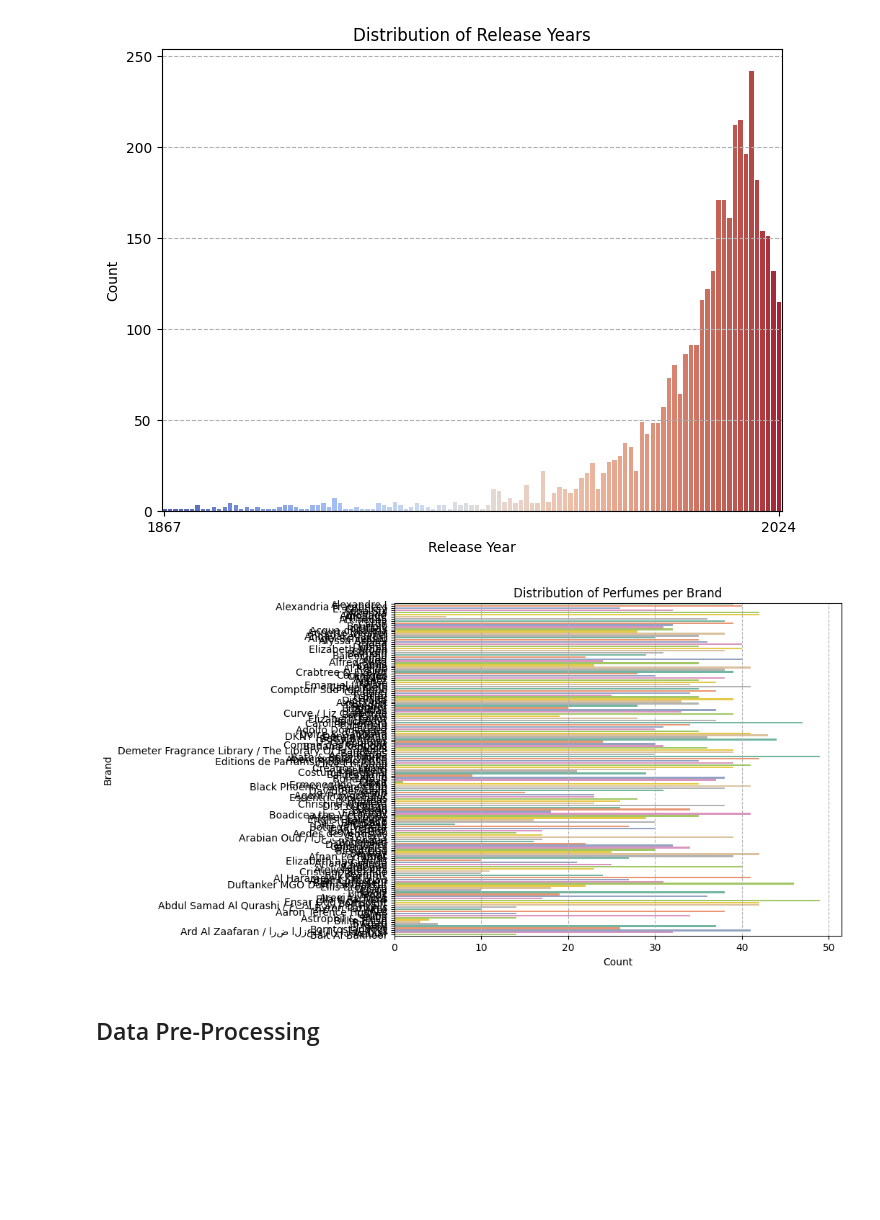
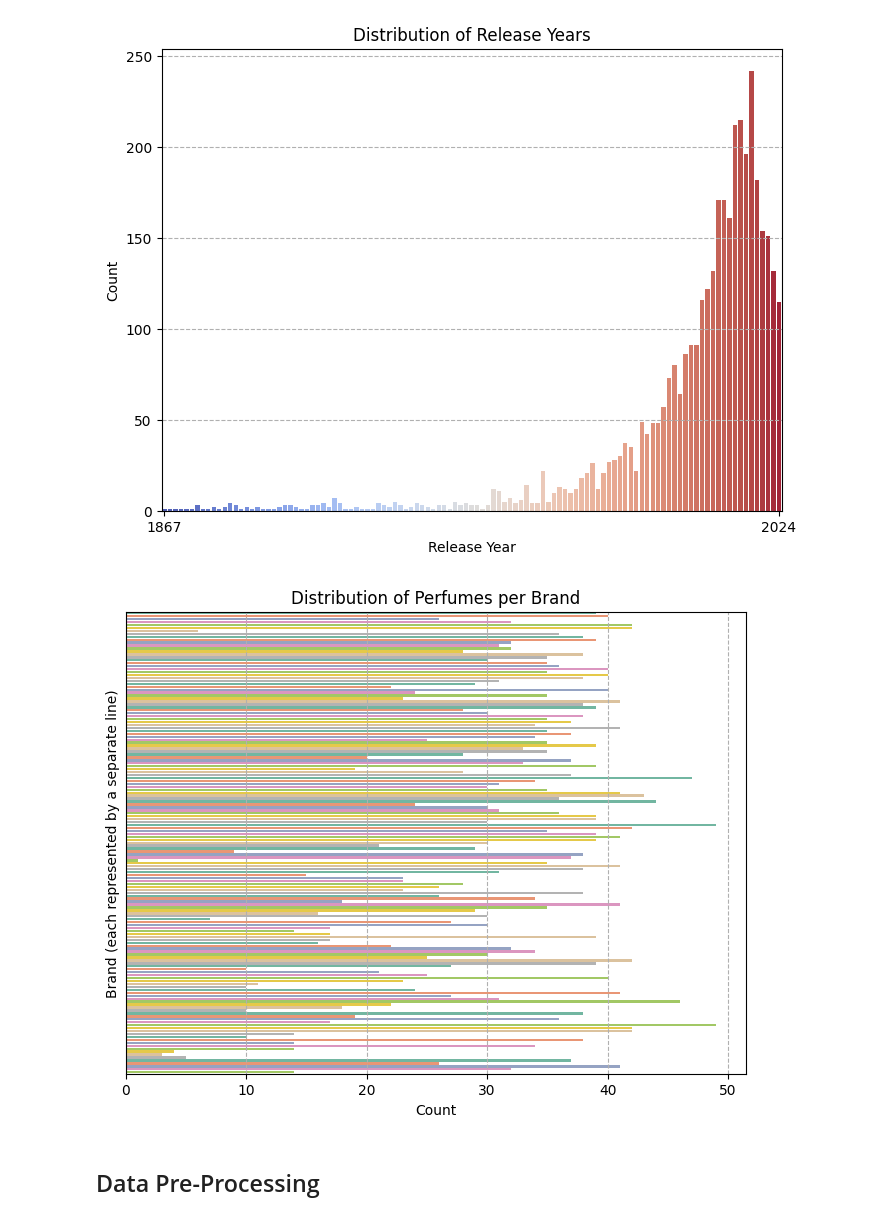
Before and after one commit to hordiienkoalina/fragrance-model, a Jupyter notebook: model/model_v2.ipynb, the cells around one changed output. Cells and saved outputs as stored; diff of their text form; code cells hidden in the pictures; blank space fills up the shorter version.

```diff
--- a/model/model_v2.ipynb
+++ b/model/model_v2.ipynb
@@ -136,14 +136,18 @@ plt.show()
 # %%
 # Visualizing the distribution of brands
 plt.figure(figsize=(8, 6))
 sns.countplot(y='Brand', data=df, palette="Set2")
 plt.title('Distribution of Perfumes per Brand')
 plt.xlabel('Count')
-plt.ylabel('Brand')
+plt.ylabel('Brand (each represented by a separate line)')
+
+# Hide the tick labels on the y-axis
+plt.yticks([])
+
 plt.grid(axis='x', linestyle='--')
 plt.show()
 # %% [output]
-[figure, old version]
+[figure, new version]
 # %% [markdown]
 ## Data Pre-Processing
 # %%
```
Also changed, not shown: parts of 6 cells of this notebook, 1 other file.
